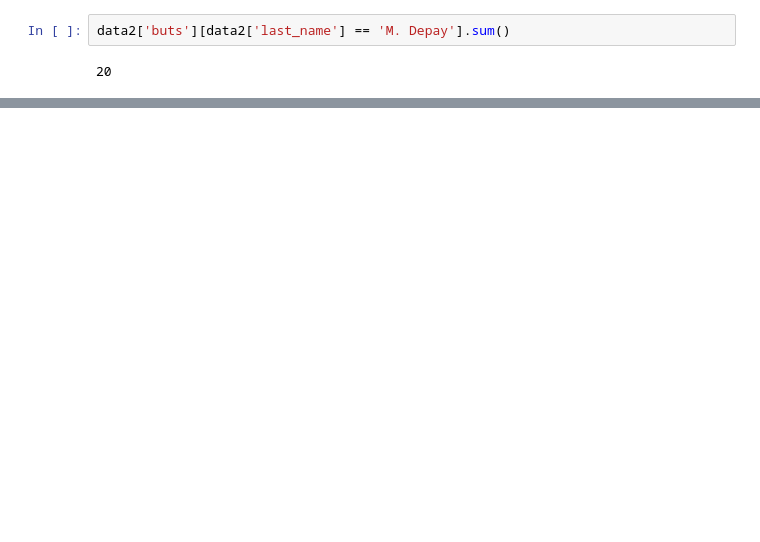
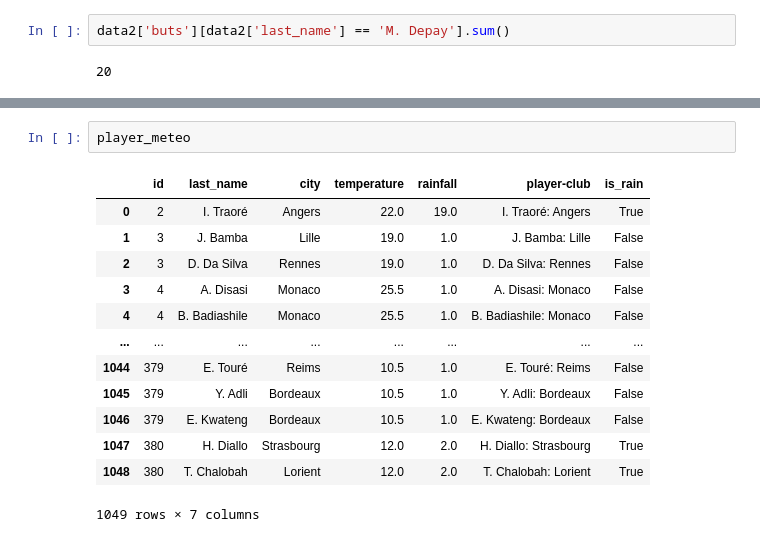
Before and after one commit to rolandina/foot-meteo, a Jupyter notebook: project_with_weather_from_csv/Requêtes.ipynb, the cells around one changed output, grey strips where cells are left out. Saved outputs shown, nothing was run; the diff lists cells and outputs as text; blank space fills up the shorter version.

```diff
--- a/project_with_weather_from_csv/Requêtes.ipynb
+++ b/project_with_weather_from_csv/Requêtes.ipynb
@@ -227,0 +221,16 @@ df3['buts'][df3['last_name'] == 'M. Depay'].sum()
+# %%
+player_meteo
+# %% [output]
+|  | id | last_name | city | temperature | rainfall | player-club | is_rain |
+| 0 | 2 | I. Traoré | Angers | 22.0 | 19.0 | I. Traoré: Angers | True |
+| 1 | 3 | J. Bamba | Lille | 19.0 | 1.0 | J. Bamba: Lille | False |
+| 2 | 3 | D. Da Silva | Rennes | 19.0 | 1.0 | D. Da Silva: Rennes | False |
+| 3 | 4 | A. Disasi | Monaco | 25.5 | 1.0 | A. Disasi: Monaco | False |
+| 4 | 4 | B. Badiashile | Monaco | 25.5 | 1.0 | B. Badiashile: Monaco | False |
+| ... | ... | ... | ... | ... | ... | ... | ... |
+| 1044 | 379 | E. Touré | Reims | 10.5 | 1.0 | E. Touré: Reims | False |
+| 1045 | 379 | Y. Adli | Bordeaux | 10.5 | 1.0 | Y. Adli: Bordeaux | False |
+| 1046 | 379 | E. Kwateng | Bordeaux | 10.5 | 1.0 | E. Kwateng: Bordeaux | False |
+| 1047 | 380 | H. Diallo | Strasbourg | 12.0 | 2.0 | H. Diallo: Strasbourg | True |
+| 1048 | 380 | T. Chalobah | Lorient | 12.0 | 2.0 | T. Chalobah: Lorient | True |
+1049 rows × 7 columns
```
Also changed, not shown: parts of 21 cells of this notebook.
